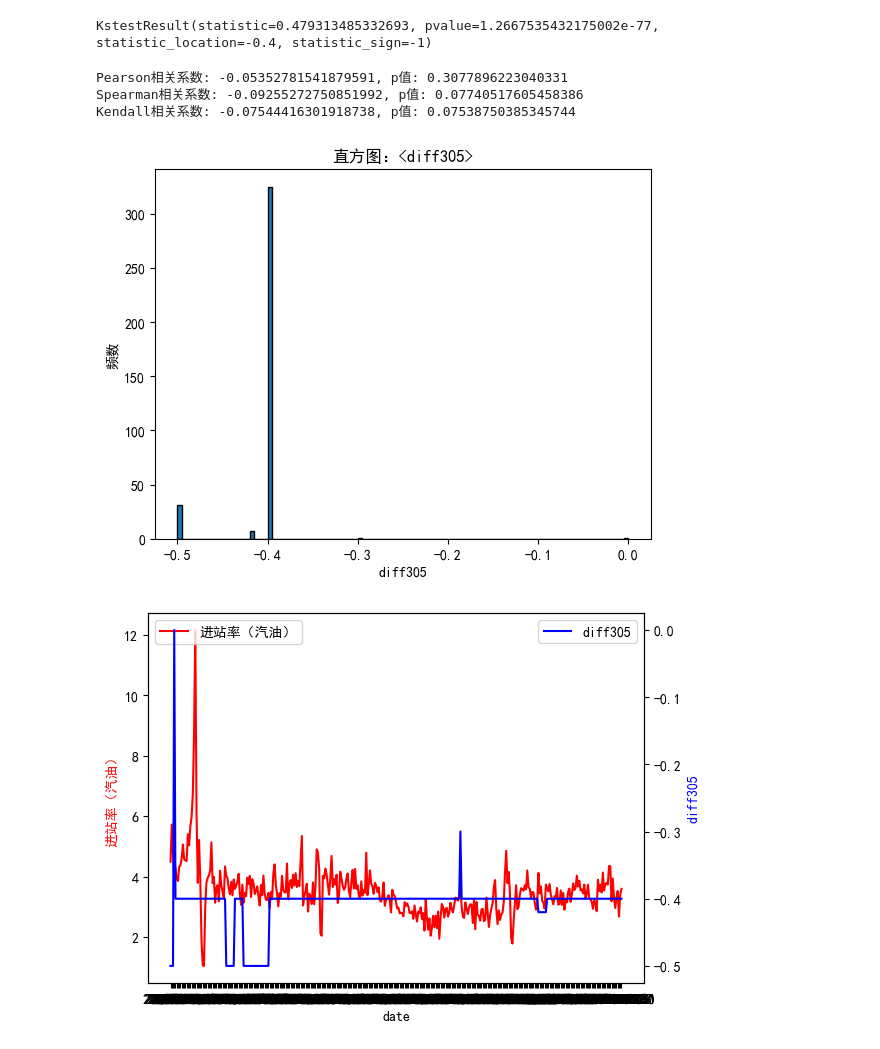
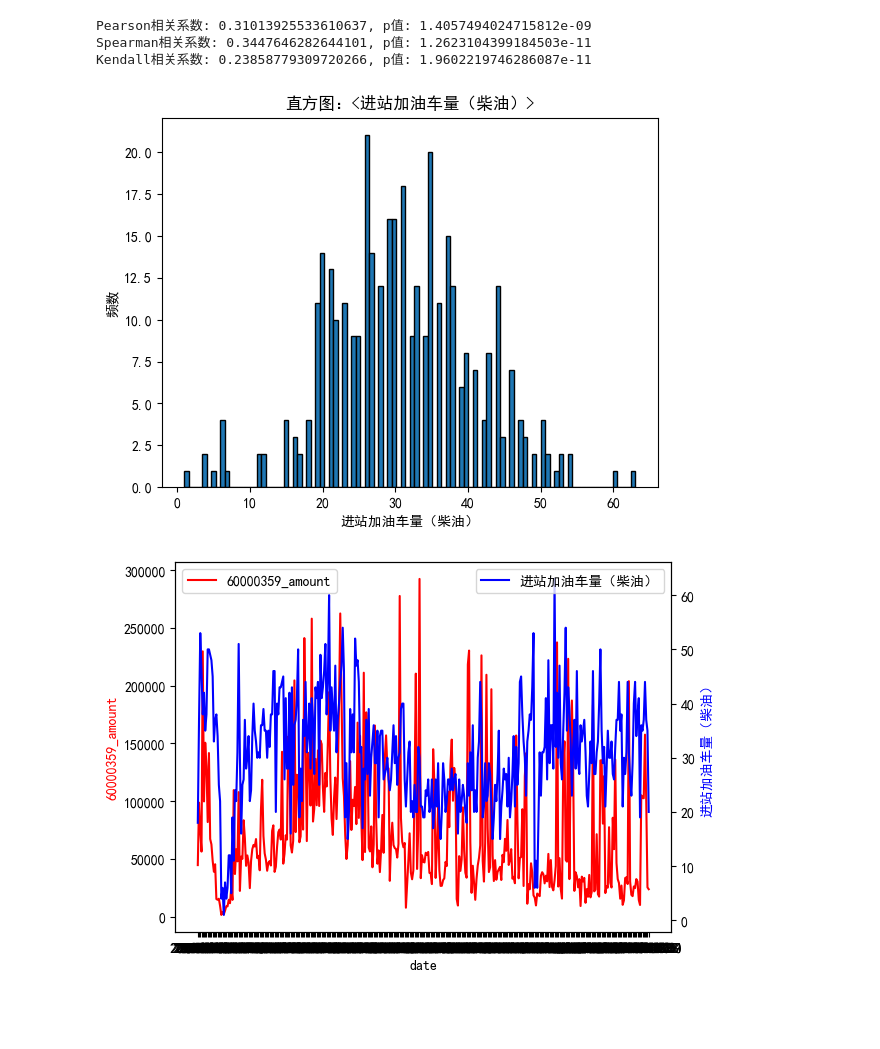
Before and after one commit to MarssZ/202404EDA, a Jupyter notebook: CompetingStations/CompetingStationsPrice_AnalyzeFactors.ipynb, the cells around one changed output. Saved outputs shown, nothing was run; the diff lists cells and outputs as text; code cells hidden in the pictures; blank space fills up the shorter version.

```diff
--- a/CompetingStations/CompetingStationsPrice_AnalyzeFactors.ipynb
+++ b/CompetingStations/CompetingStationsPrice_AnalyzeFactors.ipynb
@@ -48,7 +48,8 @@ COLS_PRICE_359 = '60000359_price'                   #0号柴油
 COLS_PRICE_359_OTHER = '60000359_price_other'
 COLS_CNT_359 = '60000359_order_cnt'
 COLS_AMOUNT_359 = '60000359_amount'
-COLS_CHAIYOU = ['date', 'amount',
+COLS_CAR_FLOW_CHAIYOU= '进站加油车量（柴油）'
+COLS_CHAIYOU = ['date', 'amount', COLS_CAR_FLOW_CHAIYOU,
             COLS_ORDER_CNT_GAODE_QIYOU, COLS_ORDER_CNT_GAODE_CHAIYOU,
             COLS_RATE_QIYOU, COLS_RATE_CHAIYOU,
             COLS_GAODE_QIYOU, COLS_GAODE_CHAIYOU,
@@ -56,7 +57,7 @@ COLS_CHAIYOU = ['date', 'amount',
             ]
 
 # 读取excel文件并获取指定列
-df = pd.read_csv('../Data/竞争站分析-竞争站-单站-32801309.csv', usecols=COLS_QIYOU, encoding='GBK')
+df = pd.read_csv('../Data/竞争站分析-竞争站-单站-32801309.csv', usecols=COLS_CHAIYOU, encoding='GBK')
 print(df.head())
 # %% [output]
        date     amount  进站加油车量（汽油）  进站加油车量（柴油）  进站率（汽油）  进站率（柴油）  站前车流量（汽油）  \
@@ -83,11 +87,11 @@ def get_avrange_price():
     pass
 
 # 测试价差
-df['diff305'] = df.apply(lambda row: PriceUtils.get_diff_price(row[COLS_PRICE_305], row[COLS_PRICE_305_OTHER]), axis=1)
-df['diff313'] = df.apply(lambda row: PriceUtils.get_diff_price(row[COLS_PRICE_313], row[COLS_PRICE_313_OTHER]), axis=1)
-df_corr = df[['diff305', 'diff313',
-               COLS_RATE_QIYOU, COLS_GAODE_QIYOU, COLS_ORDER_CNT_GAODE_QIYOU]]
-# df['diff359'] = df.apply(lambda row: PriceUtils.get_diff_price(row[COLS_PRICE_359], row[COLS_PRICE_359_OTHER]), axis=1)
+# df['diff305'] = df.apply(lambda row: PriceUtils.get_diff_price(row[COLS_PRICE_305], row[COLS_PRICE_305_OTHER]), axis=1)
+# df['diff313'] = df.apply(lambda row: PriceUtils.get_diff_price(row[COLS_PRICE_313], row[COLS_PRICE_313_OTHER]), axis=1)
+# df_corr = df[['diff305', 'diff313',
+#                COLS_RATE_QIYOU, COLS_GAODE_QIYOU, COLS_ORDER_CNT_GAODE_QIYOU]]
+df['diff359'] = df.apply(lambda row: PriceUtils.get_diff_price(row[COLS_PRICE_359], row[COLS_PRICE_359_OTHER]), axis=1)
 # %%
 ### 对传入的数据 data 进行正态性检验 ###
 from scipy import stats
@@ -101,8 +105,8 @@ def rin_transform(data):
     # 将秩次转换为正态分布的值
     norm_ranks = stats.norm.ppf((ranks - 0.5) / len(data))  # 使用 -0.5 来使得转换后的均值为0
     return norm_ranks
-df['new_rate_qiyou'] = rin_transform(df[COLS_RATE_QIYOU])
-df['new_diff305'] = rin_transform(df['diff305'] )
+# df['new_rate_qiyou'] = rin_transform(df[COLS_RATE_QIYOU])
+# df['new_diff305'] = rin_transform(df['diff305'] )
 
 
 def normal_test(data):
@@ -110,7 +114,7 @@ def normal_test(data):
     std = data.std()
     result = stats.kstest(data, 'norm', (u, std))
     print(result)
-normal_test(df['diff305'])
+# normal_test(df['diff305'])
 
 # 计算Pearson相关系数
 # df_new = df.drop(columns=['date',COLS_PRICE_305_OTHER], axis=1)
@@ -120,14 +124,12 @@ normal_test(df['diff305'])
 # import matplotlib.pyplot as plt
 # sns.heatmap(correlation_matrix, annot=True, cmap='coolwarm')
 # plt.show()
-# %% [output]
-KstestResult(statistic=0.479313485332693, pvalue=1.2667535432175002e-77, statistic_location=-0.4, statistic_sign=-1)
 # %%
 from scipy.stats import pearsonr, spearmanr, kendalltau
 
 # 首先，指定两列数据
-COLS_A = COLS_AMOUNT_305
-COLS_B = 'diff305'
+COLS_A = COLS_AMOUNT_359
+COLS_B = COLS_CAR_FLOW_CHAIYOU
 
 # 确保这两列没有缺失值
 df_clean = df[[COLS_A, COLS_B]].dropna()
@@ -146,14 +148,14 @@ print(f"Pearson相关系数: {pearson_corr}, p值: {pearson_pvalue}")
 print(f"Spearman相关系数: {spearman_corr}, p值: {spearman_pvalue}")
 print(f"Kendall相关系数: {kendall_corr}, p值: {kendall_pvalue}")
 # %% [output]
-Pearson相关系数: -0.05352781541879591, p值: 0.3077896223040331
-Spearman相关系数: -0.09255272750851992, p值: 0.07740517605458386
-Kendall相关系数: -0.07544416301918738, p值: 0.07538750385345744
+Pearson相关系数: 0.31013925533610637, p值: 1.4057494024715812e-09
+Spearman相关系数: 0.3447646282644101, p值: 1.2623104399184503e-11
+Kendall相关系数: 0.23858779309720266, p值: 1.9602219746286087e-11
 # %%
 import matplotlib.pyplot as plt
 
 # 选择要绘制直方图的列
-column_name = 'diff305'
+column_name = COLS_CAR_FLOW_CHAIYOU
 
 # 绘制直方图
 plt.rcParams['font.sans-serif'] = ['SimHei']  # 设置中文字体
@@ -163,43 +165,43 @@ plt.xlabel(column_name)
 plt.ylabel('频数')
 plt.show()
 # %% [output]
-[figure, old version]
+[figure, new version]
 # %%
 ### 折线图 ###
 import matplotlib.pyplot as plt
 
 # 定义数据列
 COLS_X ='date'
 # COLS_Y1 = 'diff359'
-COLS_Y1 = COLS_RATE_QIYOU
-COLS_Y2 = 'diff305'
+COLS_Y1 = COLS_A
+COLS_Y2 = COLS_B
 
 # 设置字体，确保能正确显示汉字
 plt.rcParams['font.sans-serif'] = ['SimHei']  # 设置中文字体
 
 # 创建一个图表和轴对象
 fig, ax1 = plt.subplots()
 
 # 绘制第一条曲线
 ax1.plot(df[COLS_X], df[COLS_Y1], 'r-', label=COLS_Y1)
 ax1.set_xlabel(COLS_X)
 ax1.set_ylabel(COLS_Y1, color='r')
 
 # 利用twinx()创建第二个Y轴
 ax2 = ax1.twinx()
 
 # 绘制第二条曲线
 ax2.plot(df[COLS_X], df[COLS_Y2], 'b-', label=COLS_Y2)
 ax2.set_ylabel(COLS_Y2, color='b')
 
 # 显示图例
 ax1.legend(loc='upper left')
 ax2.legend(loc='upper right')
 
 # 显示图表
 plt.show()
 # %% [output]
-[figure, old version]
+[figure, new version]
 # %%
 ### 计算相关性 ###
 
```
Also changed, not shown: parts of 2 cells of this notebook, 7 other files.
